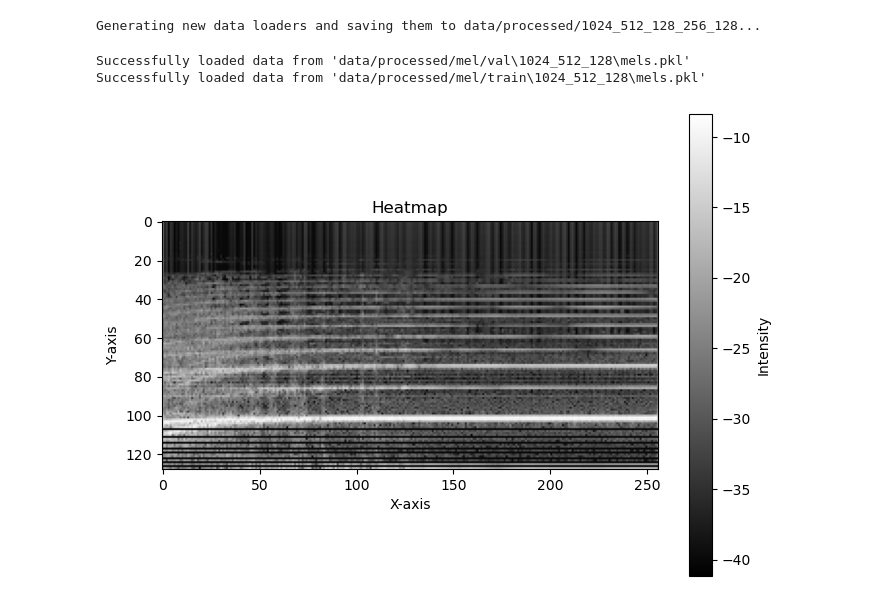
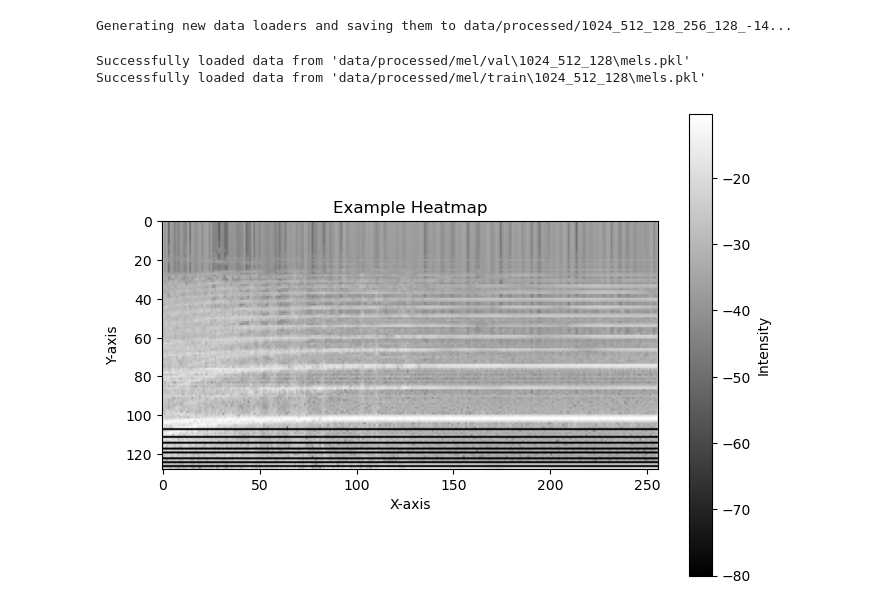
Before and after one commit to So-Ezzz/project, a Jupyter notebook: test.ipynb, the cells around one changed output. Drawn from its saved outputs; the diff is of its cells as text; code cells hidden in the pictures.

```diff
--- a/test.ipynb
+++ b/test.ipynb
@@ -1,21 +1,33 @@
 # %%
 from src.classification.classification import *
 # %%
-train_loader, test_loader = get_loader(window_size=4096, hop_size=512, num_mel_bins=128, width=256, height=128, batch_size=32)
+train_loader, test_loader = get_loader(window_size=1024, hop_size=512, num_mel_bins=128, width=256, height=128, lufs=-7, batch_size=32)
 # %% [output]
-Generating new data loaders and saving them to data/processed/1024_512_128_256_128...
+Generating new data loaders and saving them to data/processed/1024_512_128_256_128_-14...
 Successfully loaded data from 'data/processed/mel/val\1024_512_128\mels.pkl'
 Successfully loaded data from 'data/processed/mel/train\1024_512_128\mels.pkl'
 # %%
 test_mels = test_loader.dataset.mels
 # %%
-# 绘制热力图
-plt.figure(figsize=(8, 6))  # 设置图像大小
-plt.imshow(test_mels[12], cmap='gray', aspect='equal')  # 选择 colormap，例如 'viridis'
-plt.colorbar(label="Intensity")  # 添加颜色条
-plt.title("Heatmap")
-plt.xlabel("X-axis")
-plt.ylabel("Y-axis")
-plt.show()
+def plot_heatmap(data, index, cmap='gray', figsize=(8, 6), title="Heatmap"):
+    """
+    绘制指定索引的数据热力图。
+
+    参数:
+        data (list or ndarray): 数据集，例如 test_mels。
+        index (int): 要绘制的索引。
+        cmap (str): 颜色映射（colormap），默认 'gray'。
+        figsize (tuple): 图像大小，默认 (8, 6)。
+        title (str): 热力图标题，默认 "Heatmap"。
+    """
+    plt.figure(figsize=figsize)  # 设置图像大小
+    plt.imshow(data[index], cmap=cmap, aspect='equal')  # 绘制热力图
+    plt.colorbar(label="Intensity")  # 添加颜色条
+    plt.title(title)
+    plt.xlabel("X-axis")
+    plt.ylabel("Y-axis")
+    plt.show()
-# %% [output]
-[figure, removed]
+# %%
+plot_heatmap(test_mels, index=12, cmap='gray', title="Example Heatmap")
+# %% [output]
+[figure, added]
```
Also changed, not shown: parts of 1 cell of this notebook.
